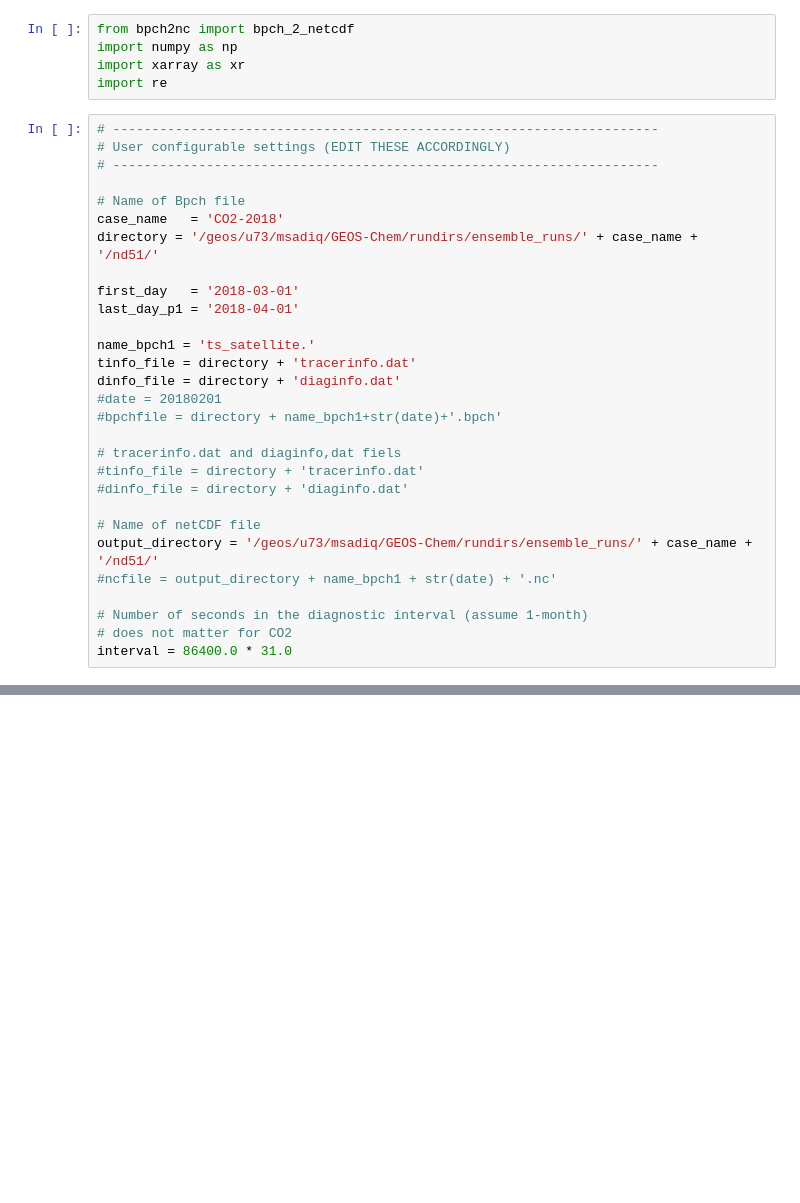
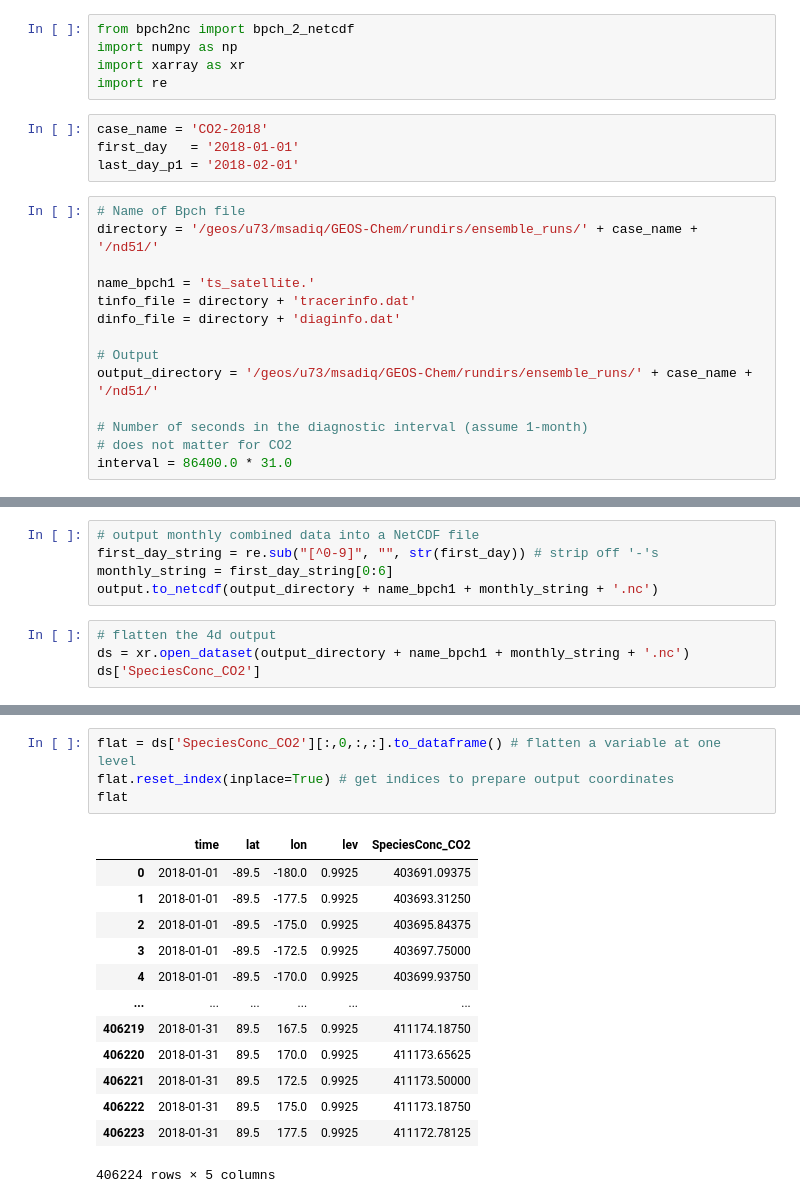
Before and after one commit to MehliyarSadiq/geoschem_simulations, a Jupyter notebook: inversion/satellite/oco-2/model_process.1.bpch_to_nc_mass.ipynb, the cells around one changed output, grey strips where cells are left out. Drawn from its saved outputs; the diff is of its cells as text; blank space fills up the shorter version.

```diff
--- a/inversion/satellite/oco-2/model_process.1.bpch_to_nc_mass.ipynb
+++ b/inversion/satellite/oco-2/model_process.1.bpch_to_nc_mass.ipynb
@@ -3,31 +3,20 @@ from bpch2nc import bpch_2_netcdf
 import numpy as np
 import xarray as xr
 import re
+# %%
+case_name = 'CO2-2018'
+first_day   = '2018-01-01'
+last_day_p1 = '2018-02-01'
 # %%
-# ----------------------------------------------------------------------
-# User configurable settings (EDIT THESE ACCORDINGLY)
-# ----------------------------------------------------------------------
-
 # Name of Bpch file
-case_name   = 'CO2-2018'
 directory = '/geos/u73/msadiq/GEOS-Chem/rundirs/ensemble_runs/' + case_name + '/nd51/'
-
-first_day   = '2018-03-01'
-last_day_p1 = '2018-04-01'
 
 name_bpch1 = 'ts_satellite.'
 tinfo_file = directory + 'tracerinfo.dat'
 dinfo_file = directory + 'diaginfo.dat'
-#date = 20180201
-#bpchfile = directory + name_bpch1+str(date)+'.bpch'
 
-# tracerinfo.dat and diaginfo,dat fiels
-#tinfo_file = directory + 'tracerinfo.dat'
-#dinfo_file = directory + 'diaginfo.dat'
-
-# Name of netCDF file
+# Output
 output_directory = '/geos/u73/msadiq/GEOS-Chem/rundirs/ensemble_runs/' + case_name + '/nd51/'
-#ncfile = output_directory + name_bpch1 + str(date) + '.nc'
 
 # Number of seconds in the diagnostic interval (assume 1-month)
 # does not matter for CO2
@@ -72,0 +101,9 @@ FileNotFoundError: [Errno 2] No such file or directory: '/geos/u73/msadiq/GEOS-C
+# %%
+# output monthly combined data into a NetCDF file
+first_day_string = re.sub("[^0-9]", "", str(first_day)) # strip off '-'s
+monthly_string = first_day_string[0:6]
+output.to_netcdf(output_directory + name_bpch1 + monthly_string + '.nc')
+# %%
+# flatten the 4d output
+ds = xr.open_dataset(output_directory + name_bpch1 + monthly_string + '.nc')
+ds['SpeciesConc_CO2']
@@ -72,0 +145,18 @@ FileNotFoundError: [Errno 2] No such file or directory: '/geos/u73/msadiq/GEOS-C
+# %%
+flat = ds['SpeciesConc_CO2'][:,0,:,:].to_dataframe() # flatten a variable at one level
+flat.reset_index(inplace=True) # get indices to prepare output coordinates
+flat
+# %% [output]
+|  | time | lat | lon | lev | SpeciesConc_CO2 |
+| 0 | 2018-01-01 | -89.5 | -180.0 | 0.9925 | 403691.09375 |
+| 1 | 2018-01-01 | -89.5 | -177.5 | 0.9925 | 403693.31250 |
+| 2 | 2018-01-01 | -89.5 | -175.0 | 0.9925 | 403695.84375 |
+| 3 | 2018-01-01 | -89.5 | -172.5 | 0.9925 | 403697.75000 |
+| 4 | 2018-01-01 | -89.5 | -170.0 | 0.9925 | 403699.93750 |
+| ... | ... | ... | ... | ... | ... |
+| 406219 | 2018-01-31 | 89.5 | 167.5 | 0.9925 | 411174.18750 |
+| 406220 | 2018-01-31 | 89.5 | 170.0 | 0.9925 | 411173.65625 |
+| 406221 | 2018-01-31 | 89.5 | 172.5 | 0.9925 | 411173.50000 |
+| 406222 | 2018-01-31 | 89.5 | 175.0 | 0.9925 | 411173.18750 |
+| 406223 | 2018-01-31 | 89.5 | 177.5 | 0.9925 | 411172.78125 |
+406224 rows × 5 columns
```
Also changed, not shown: parts of 11 cells of this notebook, 7 other files.
